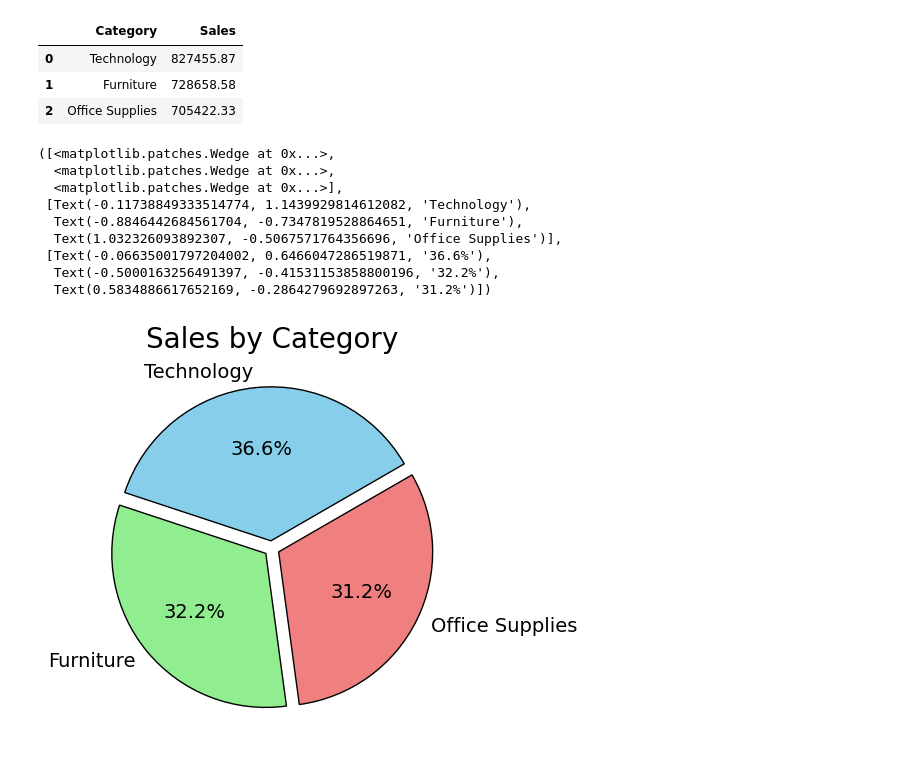
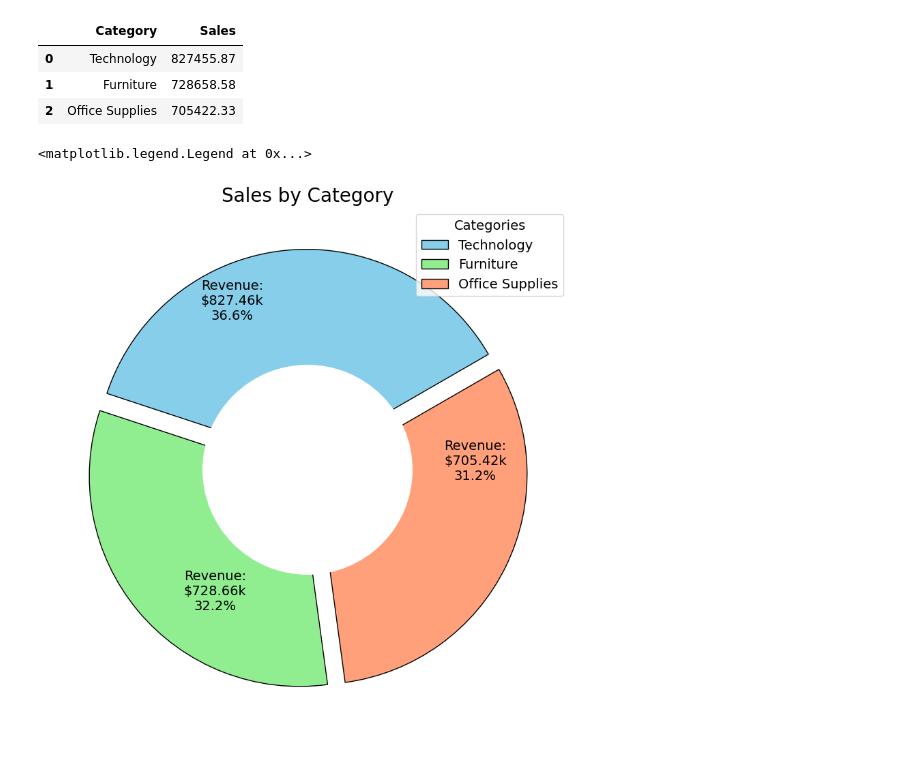
Before and after one commit to MrIsCM/DataProjects, a Jupyter notebook: P1_Sales_DA/main.ipynb, the cells around one changed output. Drawn from its saved outputs; the diff is of its cells as text; code cells hidden in the pictures.

Commit message:
Minor changes to top categories plot.

```diff
--- a/P1_Sales_DA/main.ipynb
+++ b/P1_Sales_DA/main.ipynb
@@ -253,22 +253,25 @@ top_categories
 | 0 | Technology | 827455.87 |
 | 1 | Furniture | 728658.58 |
 | 2 | Office Supplies | 705422.33 |
-# %%
-fig, ax = plt.subplots()
-
-ax.set_title("Sales by Category", fontsize=20)
-
-explode = (0.05, 0.05, 0.05)
-
-ax.pie(top_categories['Sales'], labels=top_categories['Category'], autopct='%1.1f%%', startangle=30, colors=['skyblue', 'lightgreen', 'lightcoral'], wedgeprops={'edgecolor': 'black'}, explode=explode)
-# %% [output]
-([<matplotlib.patches.Wedge at 0x...>,
-  <matplotlib.patches.Wedge at 0x...>,
-  <matplotlib.patches.Wedge at 0x...>],
- [Text(-0.11738849333514774, 1.1439929814612082, 'Technology'),
-  Text(-0.8846442684561704, -0.7347819528864651, 'Furniture'),
-  Text(1.032326093892307, -0.5067571764356696, 'Office Supplies')],
- [Text(-0.06635001797204002, 0.6466047286519871, '36.6%'),
-  Text(-0.5000163256491397, -0.41531153858800196, '32.2%'),
-  Text(0.5834886617652169, -0.2864279692897263, '31.2%')])
-[figure, removed]
+# %%
+plt.figure(figsize=(12, 10))
+
+plt.title("Sales by Category", fontsize=20)
+
+explode = (0.05, 0.05, 0.05)
+
+plt.pie(top_categories['Sales'], startangle=30, colors=['skyblue', 'lightgreen', 'lightsalmon'], wedgeprops={'edgecolor': 'black'}, explode=explode)
+
+plt.pie([1], colors=['white'], radius=0.5)
+
+r = 0.8
+total_sales = top_categories['Sales'].sum()
+for index, sales in top_categories['Sales'].items():
+	x = r*np.cos((index/3)*2*np.pi + 90)
+	y = r*np.sin((index/3)*2*np.pi + 90)
+	plt.text(x, y, f"Revenue:\n${sales/1000:,.2f}k\n{sales/total_sales:.1%}", fontsize=14, color='k', ha='center')
+
+plt.legend(top_categories['Category'], title='Categories', loc='upper right')
+# %% [output]
+<matplotlib.legend.Legend at 0x...>
+[figure, added]
```
